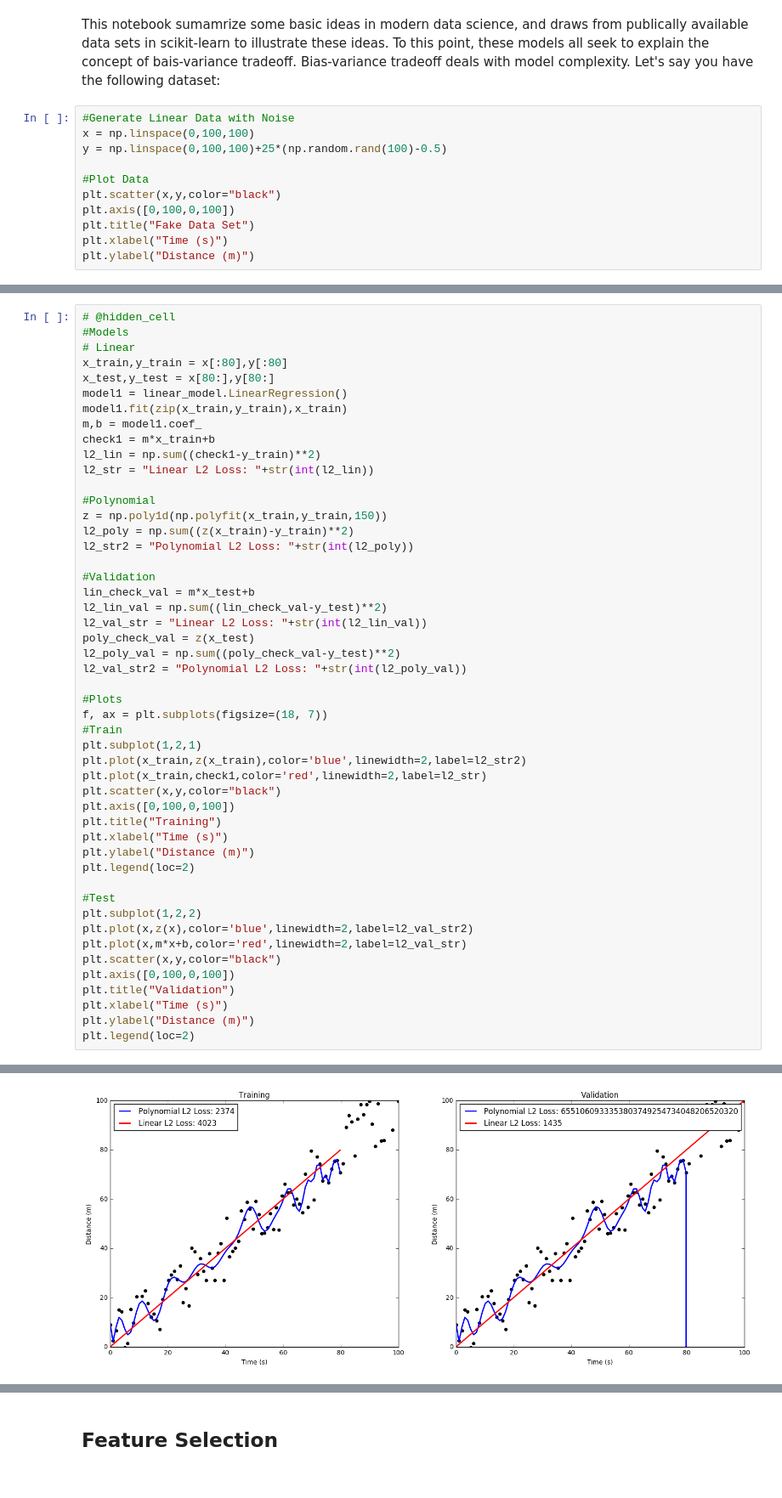
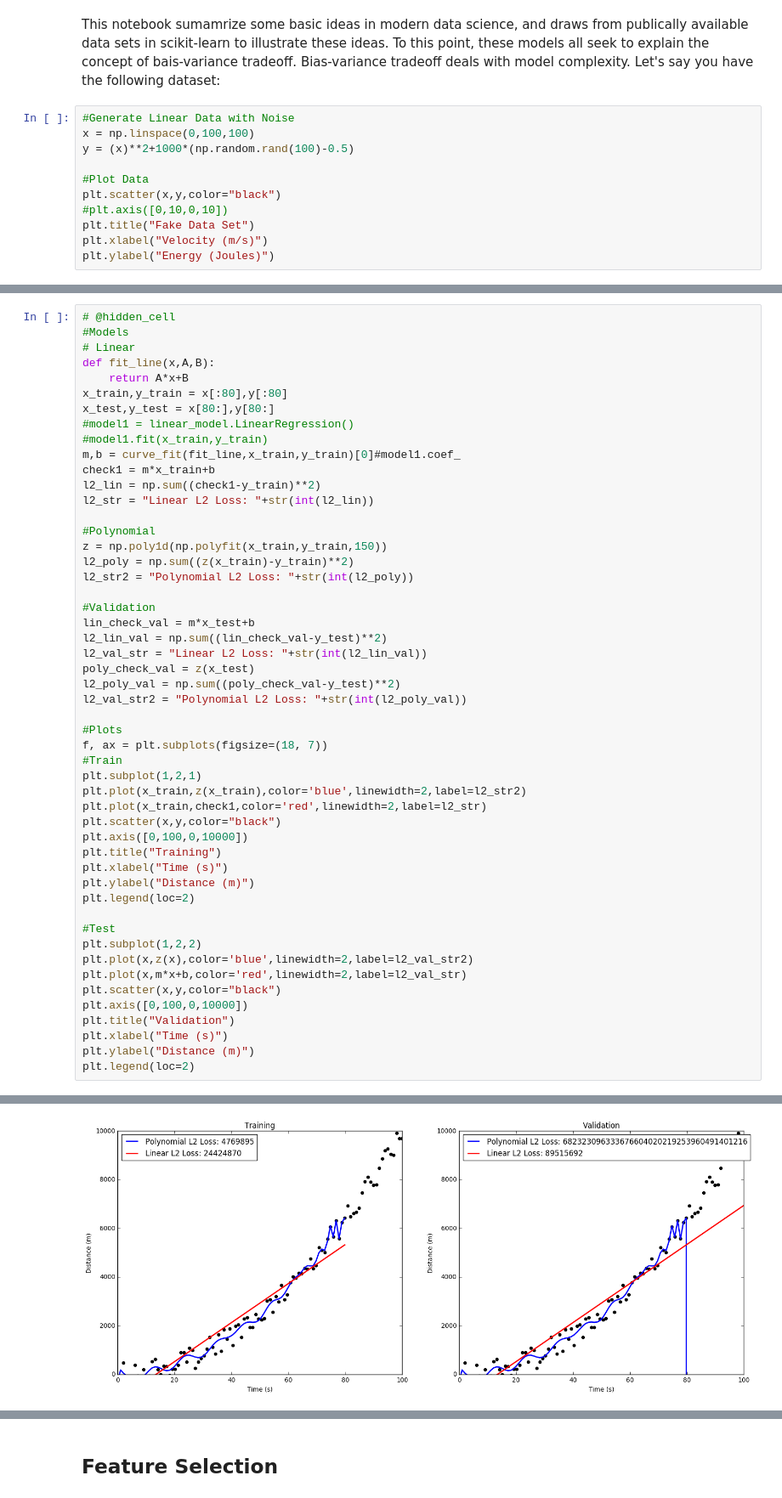
Before and after one commit to jtutmaher/sklearn, a Jupyter notebook: BiasVariance.ipynb, the cells around one changed output, grey strips where cells are left out. Shown at 85% size. Drawn from its saved outputs; the diff is of its cells as text.

```diff
--- a/BiasVariance.ipynb
+++ b/BiasVariance.ipynb
@@ -28,13 +29,13 @@ This notebook sumamrize some basic ideas in modern data science, and draws from
 # %%
 #Generate Linear Data with Noise
 x = np.linspace(0,100,100)
-y = np.linspace(0,100,100)+25*(np.random.rand(100)-0.5)
+y = (x)**2+1000*(np.random.rand(100)-0.5)
 
 #Plot Data
 plt.scatter(x,y,color="black")
-plt.axis([0,100,0,100])
+#plt.axis([0,10,0,10])
 plt.title("Fake Data Set")
-plt.xlabel("Time (s)")
-plt.ylabel("Distance (m)")
+plt.xlabel("Velocity (m/s)")
+plt.ylabel("Energy (Joules)")
 # %% [output]
 <matplotlib.text.Text at 0x...>
@@ -46,11 +47,13 @@ $$ L2 = \sum_n (y_n - f(x_n))^2.$$
 # @hidden_cell
 #Models
 # Linear
+def fit_line(x,A,B):
+    return A*x+B
 x_train,y_train = x[:80],y[:80]
 x_test,y_test = x[80:],y[80:]
-model1 = linear_model.LinearRegression()
-model1.fit(zip(x_train,y_train),x_train)
-m,b = model1.coef_
+#model1 = linear_model.LinearRegression()
+#model1.fit(x_train,y_train)
+m,b = curve_fit(fit_line,x_train,y_train)[0]#model1.coef_
 check1 = m*x_train+b
 l2_lin = np.sum((check1-y_train)**2)
 l2_str = "Linear L2 Loss: "+str(int(l2_lin))
@@ -64,36 +67,36 @@ l2_str2 = "Polynomial L2 Loss: "+str(int(l2_poly))
 lin_check_val = m*x_test+b
 l2_lin_val = np.sum((lin_check_val-y_test)**2)
 l2_val_str = "Linear L2 Loss: "+str(int(l2_lin_val))
 poly_check_val = z(x_test)
 l2_poly_val = np.sum((poly_check_val-y_test)**2)
 l2_val_str2 = "Polynomial L2 Loss: "+str(int(l2_poly_val))
 
 #Plots
 f, ax = plt.subplots(figsize=(18, 7))
 #Train
 plt.subplot(1,2,1)
 plt.plot(x_train,z(x_train),color='blue',linewidth=2,label=l2_str2)
 plt.plot(x_train,check1,color='red',linewidth=2,label=l2_str)
 plt.scatter(x,y,color="black")
-plt.axis([0,100,0,100])
+plt.axis([0,100,0,10000])
 plt.title("Training")
 plt.xlabel("Time (s)")
 plt.ylabel("Distance (m)")
 plt.legend(loc=2)
 
 #Test
 plt.subplot(1,2,2)
 plt.plot(x,z(x),color='blue',linewidth=2,label=l2_val_str2)
 plt.plot(x,m*x+b,color='red',linewidth=2,label=l2_val_str)
 plt.scatter(x,y,color="black")
-plt.axis([0,100,0,100])
+plt.axis([0,100,0,10000])
 plt.title("Validation")
 plt.xlabel("Time (s)")
 plt.ylabel("Distance (m)")
 plt.legend(loc=2)
 # %% [output]
 <matplotlib.legend.Legend at 0x...>
-[figure, old version]
+[figure, new version]
 # %% [markdown]
 The models above, particularly the polynomial model, have some issues. Specifically, the polynomial model has a lower l2 loss during training, but fails to generalize on the Validation Set. This can be seen by the astronomical l2 loss of the polynomical model in the second plot.
 $$ $$
```
Also changed, not shown: parts of 15 cells of this notebook.
